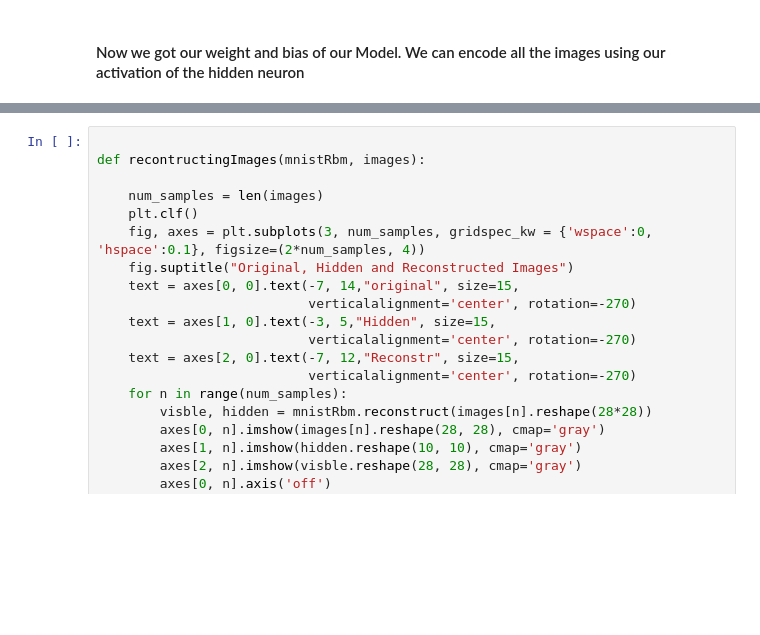
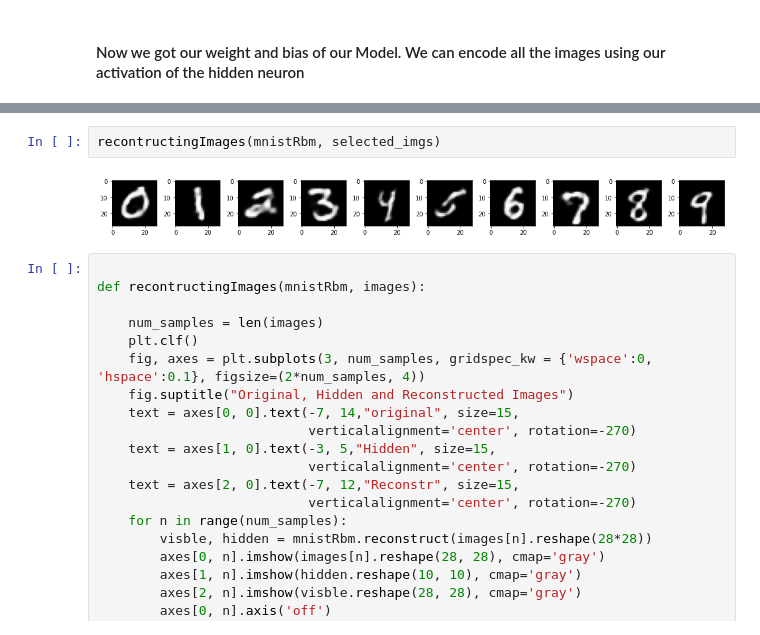
Before and after one commit to JoeKifle/ISPR-RBM-From-scratch-implementaion, a Jupyter notebook: telila.ipynb, the cells around one changed output, grey strips where cells are left out. Drawn from its saved outputs; the diff is of its cells as text; blank space fills up the shorter version.

```diff
--- a/telila.ipynb
+++ b/telila.ipynb
@@ -106,3 +130,7 @@ recontructingImages(mnistRbm, selected_imgs)
+# %%
+recontructingImages(mnistRbm, selected_imgs)
+# %% [output]
+[figure, added]
 # %%
 
 def recontructingImages(mnistRbm, images):
```
Also changed, not shown: parts of 15 cells of this notebook, 10 other files.
